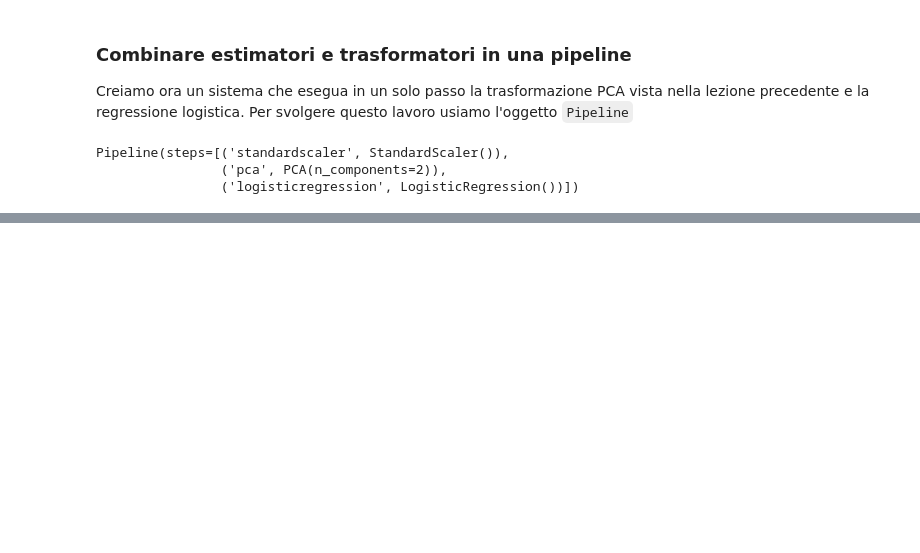
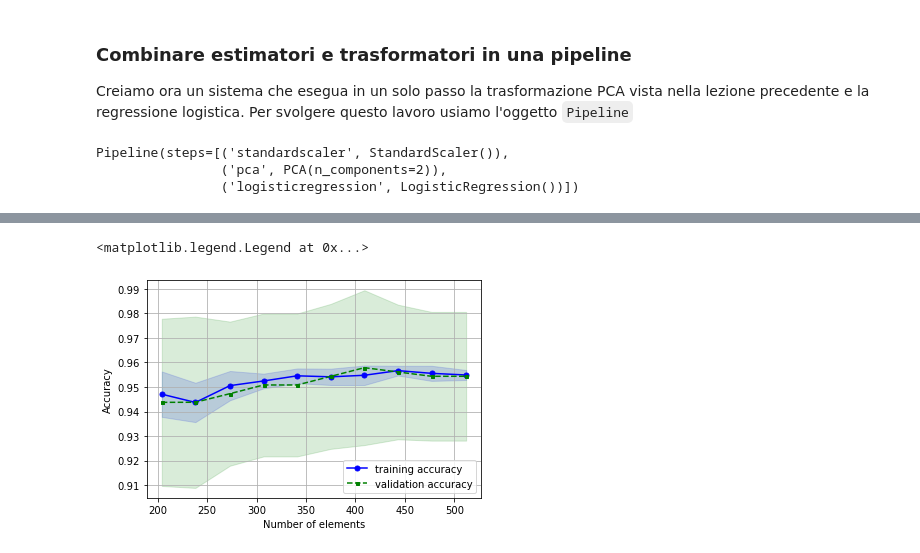
Before and after one commit to fdalforno/basic_course, a Jupyter notebook: 08 - Validazione modelli e ottimizzazione iperparametri.ipynb, the cells around one changed output, grey strips where cells are left out. Cells and saved outputs as stored; diff of their text form; code cells hidden in the pictures; blank space fills up the shorter version.

Commit message:
validazione modelli

```diff
--- a/08 - Validazione modelli e ottimizzazione iperparametri.ipynb
+++ b/08 - Validazione modelli e ottimizzazione iperparametri.ipynb
@@ -62,0 +85,16 @@ Quando invece viene chiamato il metodo `predict` i dati passano attravesrso i tr
+# %%
+import numpy as np
+from sklearn.model_selection import StratifiedKFold
+
+skf = StratifiedKFold(n_splits=10)
+
+scores = []
+for train_index, test_index in skf.split(X_train,y_train):
+    pipeline.fit(X_train.iloc[train_index],y_train.iloc[train_index])
+    score = pipeline.score(X_train.iloc[test_index],y_train.iloc[test_index])
+
+    print("Class dist {0} accuracy {1:.2f}".format(np.bincount(y_train.iloc[train_index]),score))
+
+    scores.append(score)
+
+print("CV accuracy {0:.2f} +/- {1:.2f}".format(np.mean(scores),np.std(scores)))
@@ -62,0 +137,26 @@ Quando invece viene chiamato il metodo `predict` i dati passano attravesrso i tr
+# %%
+from sklearn.model_selection import learning_curve
+import matplotlib.pyplot as plt
+
+train_sizes, train_scores, test_scores = learning_curve(pipeline, X, y, cv=10, n_jobs=-1,train_sizes=np.linspace(0.4,1,10))
+
+train_mean = np.mean(train_scores,axis=1)
+train_std = np.std(train_scores,axis=1)
+
+test_mean = np.mean(test_scores,axis=1)
+test_std = np.std(test_scores,axis=1)
+
+plt.plot(train_sizes,train_mean,color='blue',marker='o',markersize=5,label='training accuracy')
+plt.fill_between(train_sizes,train_mean + train_std,train_mean - train_std,alpha=0.15,color='blue')
+
+plt.plot(train_sizes,test_mean,color='green',marker='s',linestyle="--",markersize=3,label='validation accuracy')
+plt.fill_between(train_sizes,test_mean + test_std,test_mean - test_std,alpha=0.15,color='green')
+
+plt.grid()
+
+plt.xlabel("Number of elements")
+plt.ylabel("Accuracy")
+plt.legend(loc = 'lower right')
+# %% [output]
+<matplotlib.legend.Legend at 0x...>
+[figure, added]
```
Also changed, not shown: parts of 20 cells of this notebook, 2 other files.
